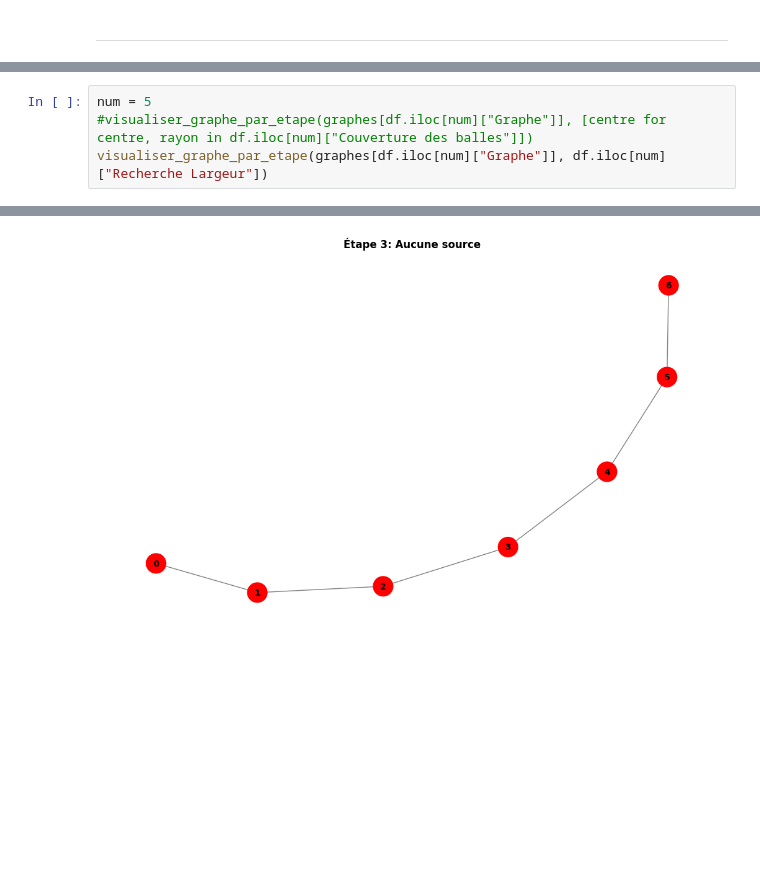
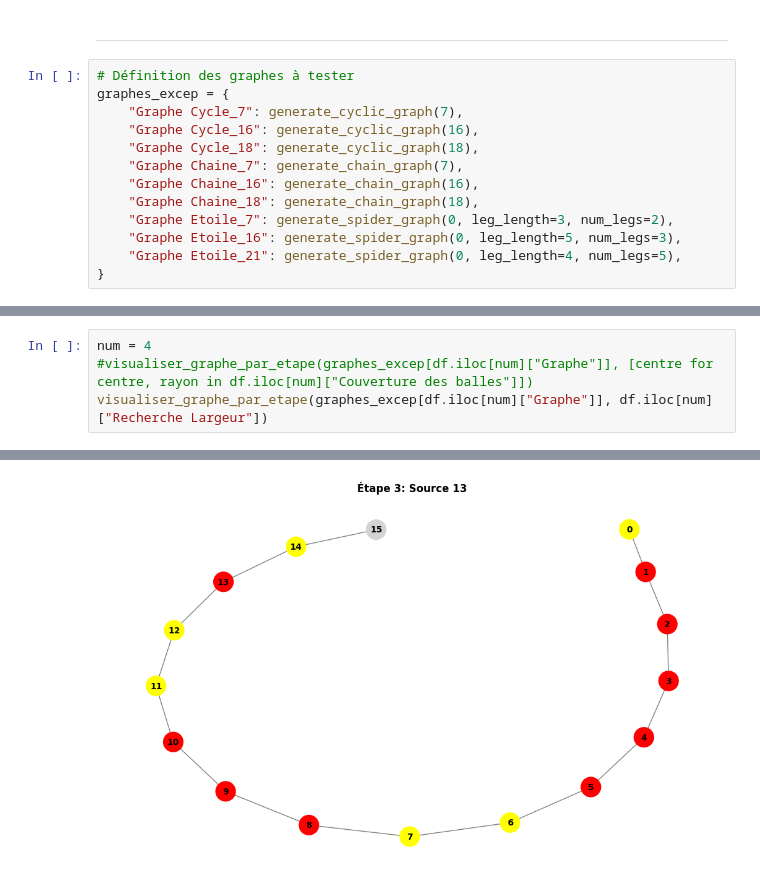
Before and after one commit to OussamaLay/Graph_Burning_Problem, a Jupyter notebook: main.ipynb, the cells around one changed output, grey strips where cells are left out. Cells and saved outputs as stored; diff of their text form; blank space fills up the shorter version.

```diff
--- a/main.ipynb
+++ b/main.ipynb
@@ -53,6 +53,19 @@ from algo_recherche import recherche_profondeur, recherche_largeur, couverture_b
 #afficher_graphe(graphe)
 # %% [markdown]
 ---
+# %%
+# Définition des graphes à tester
+graphes_excep = {
+    "Graphe Cycle_7": generate_cyclic_graph(7),
+    "Graphe Cycle_16": generate_cyclic_graph(16),
+    "Graphe Cycle_18": generate_cyclic_graph(18),
+    "Graphe Chaine_7": generate_chain_graph(7),
+    "Graphe Chaine_16": generate_chain_graph(16),
+    "Graphe Chaine_18": generate_chain_graph(18),
+    "Graphe Etoile_7": generate_spider_graph(0, leg_length=3, num_legs=2),
+    "Graphe Etoile_16": generate_spider_graph(0, leg_length=5, num_legs=3),
+    "Graphe Etoile_21": generate_spider_graph(0, leg_length=4, num_legs=5),
+}
 # %%
 # Définition des graphes à tester
 graphes = {
@@ -149,5 +166,5 @@ df
 # %%
-num = 5
-#visualiser_graphe_par_etape(graphes[df.iloc[num]["Graphe"]], [centre for centre, rayon in df.iloc[num]["Couverture des balles"]])
-visualiser_graphe_par_etape(graphes[df.iloc[num]["Graphe"]], df.iloc[num]["Recherche Largeur"])
+num = 4
+#visualiser_graphe_par_etape(graphes_excep[df.iloc[num]["Graphe"]], [centre for centre, rayon in df.iloc[num]["Couverture des balles"]])
+visualiser_graphe_par_etape(graphes_excep[df.iloc[num]["Graphe"]], df.iloc[num]["Recherche Largeur"])
 # %% [output]
@@ -156 +173 @@ visualiser_graphe_par_etape(graphes[df.iloc[num]["Graphe"]], df.iloc[num]["Reche
-[figure, old version]
+[figure, new version]
```
Also changed, not shown: parts of 5 cells of this notebook, 2 other files.
